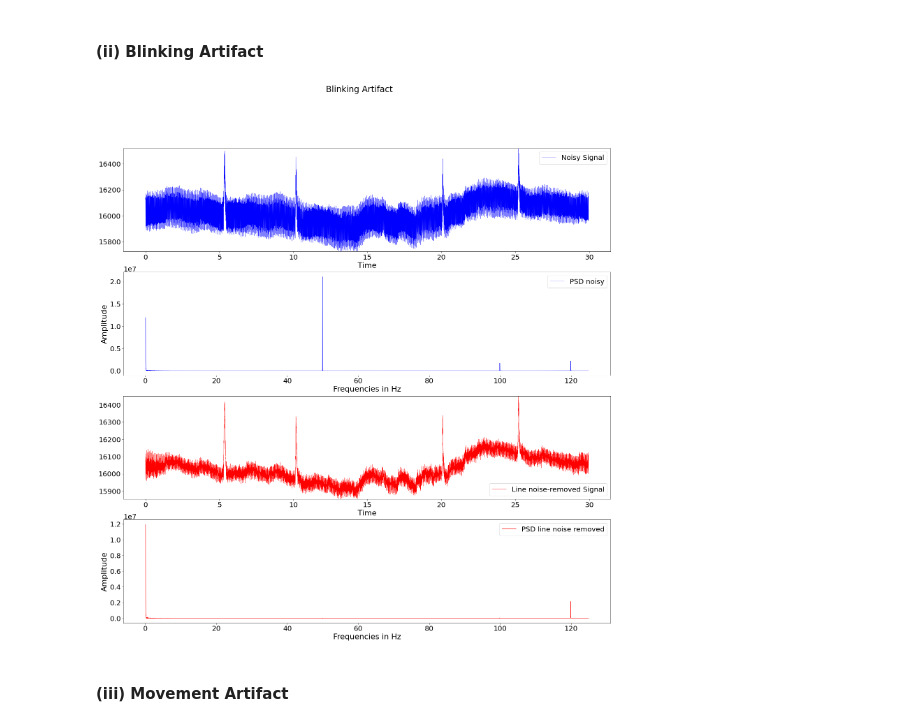
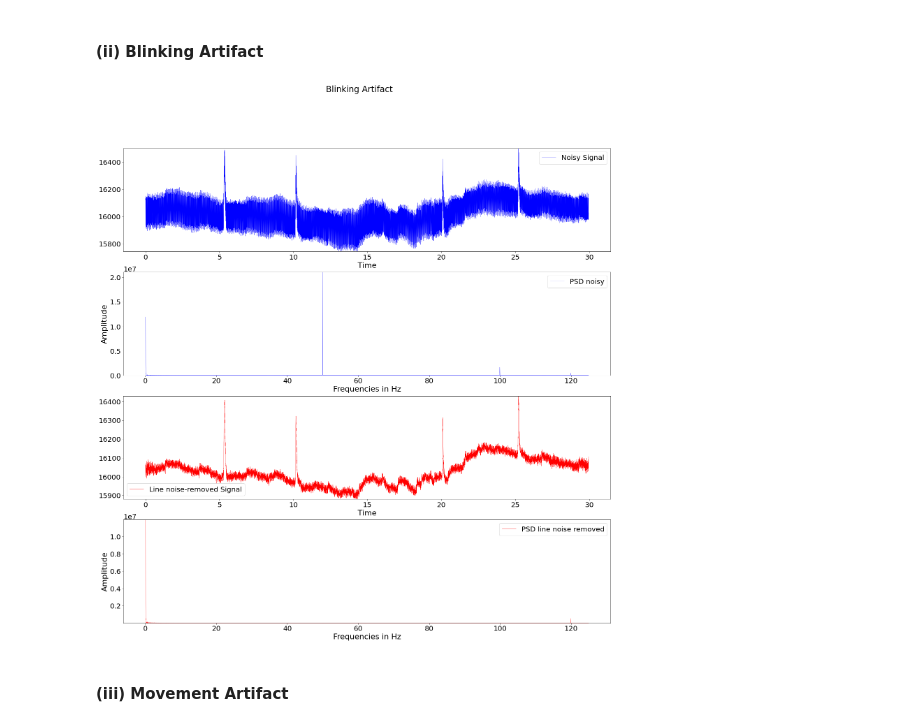
Before and after one commit to Mentalab-hub/explore-happilee, a Jupyter notebook: testing.ipynb, the cells around one changed output. Saved outputs shown, nothing was run; the diff lists cells and outputs as text; code cells hidden in the pictures.

```diff
--- a/testing.ipynb
+++ b/testing.ipynb
@@ -6,6 +6,7 @@
 # %%
 import numpy as np
 import ln_removal
+import plotting
 
 # a. Reading in our ExG signal
 ## i. Tapping artifact
@@ -40,7 +41,7 @@ ExG_tap_sig[1:] = ExG_tap[1:] + line_sig_tap
 ## ii. Noisy signal: Blinking artifact
 dt_blink = ExG_blink[0][1] - ExG_blink[0][0]
 t_blink = ExG_blink[0]
-line_sig_blink = 20 * ( np.sin(2*np.pi*50*t_blink) + np.sin(2*np.pi*100*t_blink) + 2*np.sin(2*np.pi*120*t_blink) )
+line_sig_blink = 20 * ( np.sin(2*np.pi*50*t_blink) + np.sin(2*np.pi*100*t_blink) + np.sin(2*np.pi*120*t_blink) )
 ExG_blink_sig = ExG_blink
 ExG_blink_sig[1:] = ExG_blink[1:] + line_sig_blink
 ## iii. Noisy signal: Movement artifact
@@ -52,20 +53,12 @@ ExG_mov_sig[1:] = ExG_mov[1:] + line_sig_mov
 
 
 #       Computing Fourier Transform
-def compute_fft(t: np.array, signal: np.array):
-    n = len(t)
-    dt = t[1] - t[0]
-    freq = (1/(dt*n)) * np.arange(n)                            # frequency array
-    idxs_half = np.arange(1, np.floor(n/2), dtype=np.int32)     # first half index
-    fhat = np.fft.fft(signal)                                   # computes the fft
-    psd = fhat * np.conj(fhat)/n
-    return([freq, idxs_half, psd])
 ## i. Noisy signal: Tapping artifact
-[freq_tap, idxs_half_tap, psd_tap_sig] = compute_fft(t_tap, ExG_tap_sig[1])
+[freq_tap, idxs_half_tap, psd_tap_sig] = plotting.compute_fft(t_tap, ExG_tap_sig[1])
 ## ii. Noisy signal: Blinking artifact
-[freq_blink, idxs_half_blink, psd_blink_sig] = compute_fft(t_blink, ExG_blink_sig[1])
+[freq_blink, idxs_half_blink, psd_blink_sig] = plotting.compute_fft(t_blink, ExG_blink_sig[1])
 ## iii. Noisy signal: Movement artifact
-[freq_mov, idxs_half_mov, psd_mov_sig] = compute_fft(t_mov, ExG_mov_sig[1])
+[freq_mov, idxs_half_mov, psd_mov_sig] = plotting.compute_fft(t_mov, ExG_mov_sig[1])
 
 
 # c. Removing the line noise
@@ -90,10 +83,10 @@ ExG_mov_lnrm = np.transpose( np.c_[tmp, np.transpose(ExG_mov_lnrm)] )
 
 #       Computing Fourier Transform
 ## i. LN removed: Tapping artifact
-[freq_tap, idxs_half_tap, psd_tap_lnrm] = compute_fft(t_tap, ExG_tap_lnrm[1])
+[freq_tap, idxs_half_tap, psd_tap_lnrm] = plotting.compute_fft(t_tap, ExG_tap_lnrm[1])
 ## ii. LN removed: Blinking artifact
-[freq_blink, idxs_half_blink, psd_blink_lnrm] = compute_fft(t_blink, ExG_blink_lnrm[1])
+[freq_blink, idxs_half_blink, psd_blink_lnrm] = plotting.compute_fft(t_blink, ExG_blink_lnrm[1])
 ## iii. LN removed: Movement artifact
-[freq_mov, idxs_half_mov, psd_mov_lnrm] = compute_fft(t_mov, ExG_mov_lnrm[1])
+[freq_mov, idxs_half_mov, psd_mov_lnrm] = plotting.compute_fft(t_mov, ExG_mov_lnrm[1])
 # %% [output]
 Removed notch frequencies (Hz):
@@ -148,30 +118,16 @@ plt.show()
 # %% [markdown]
 #### (ii) Blinking Artifact
-# %%
-# d. Plotting the spectrum before and after the Line noise removal
-fig, ax = plt.subplots(4,1)
-ax[0].plot(t_blink, ExG_blink_sig[1], color='b', lw=0.5, label='Noisy Signal')
-ax[0].set_ylim([ExG_blink_sig[1].min(), ExG_blink_sig[1].max()])
-ax[0].set_xlabel('Time')
-ax[0].legend()
-
-ax[1].plot(freq_blink[idxs_half_blink], np.abs(psd_blink_sig[idxs_half_blink]), color='b', lw=1, label='PSD noisy')
-ax[1].set_xlabel('Frequencies in Hz')
-ax[1].set_ylabel('Amplitude')
-ax[1].legend()
-
-ax[2].plot(t_blink, ExG_blink_lnrm[1], color='r', lw=0.5, label='Line noise-removed Signal')
-ax[2].set_ylim([ExG_blink_lnrm[1].min(), ExG_blink_lnrm[1].max()])
-ax[2].set_xlabel('Time')
-ax[2].legend()
-
-ax[3].plot(freq_blink[idxs_half_blink], np.abs(psd_blink_lnrm[idxs_half_blink]), color='r', lw=1, label='PSD line noise removed')
-ax[3].set_xlabel('Frequencies in Hz')
-ax[3].set_ylabel('Amplitude')
-ax[3].legend()
-plt.suptitle('Blinking Artifact')
-plt.show()
-# %% [output]
-[figure, removed]
+# %%
+# d. Plotting the spectrum before and after the Line noise removal
+plt.rcParams['figure.figsize'] = [25, 25]
+plotting.subplot(4, 1, 'Blinking Artifact',
+                        x_axes=[t_blink, freq_blink[idxs_half_blink], t_blink, freq_blink[idxs_half_blink]],
+                        y_axes=[ExG_blink_sig[1], np.abs(psd_blink_sig[idxs_half_blink]), ExG_blink_lnrm[1], np.abs(psd_blink_lnrm[idxs_half_blink])],
+                        x_labels=['Time', 'Frequencies in Hz', 'Time', 'Frequencies in Hz'],
+                        y_labels=[None , 'Amplitude', None, 'Amplitude'],
+                        plot_labels=['Noisy Signal', 'PSD noisy', 'Line noise-removed Signal', 'PSD line noise removed'],
+                        plot_colors=['b', 'b', 'r', 'r'])
+# %% [output]
+[figure, added]
 # %% [markdown]
 #### (iii) Movement Artifact
```
Also changed, not shown: parts of 23 cells of this notebook, 2 other files.
